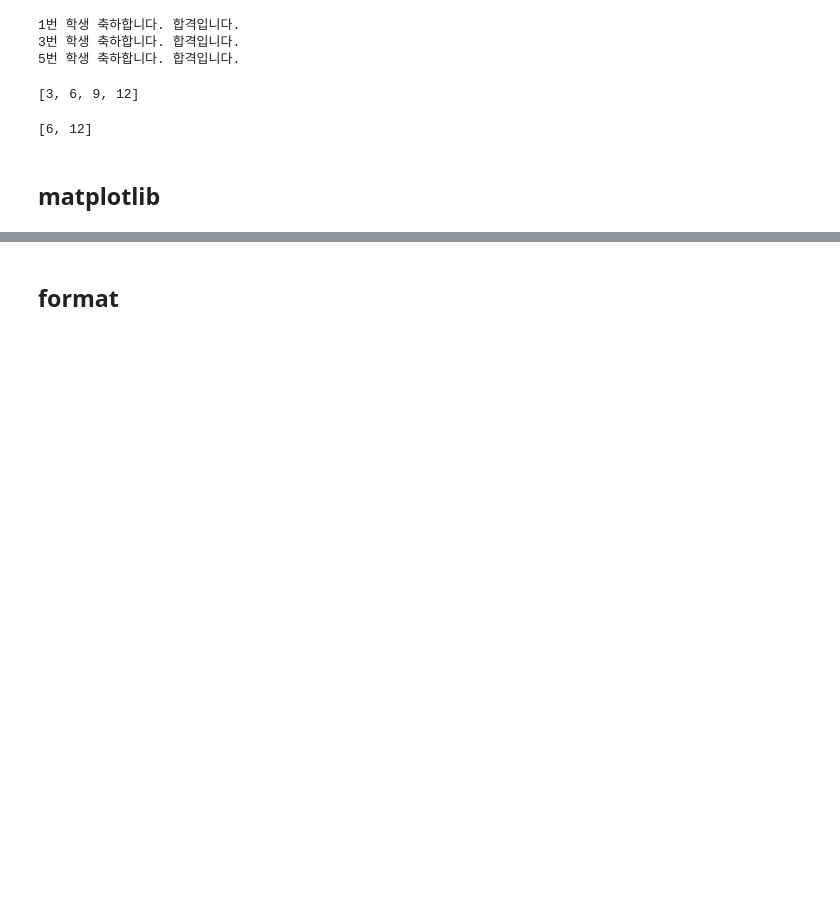
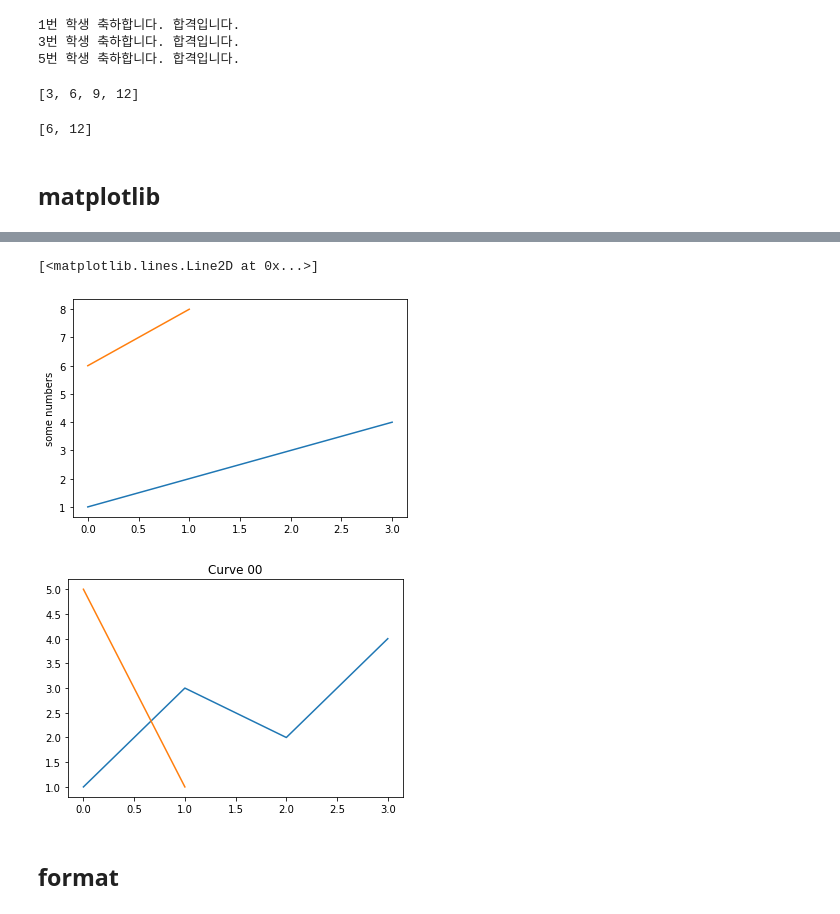
Before and after one commit to blee8/MyNotebook, a Jupyter notebook: 09_Reference/python_gra.ipynb, the cells around one changed output, grey strips where cells are left out. Drawn from its saved outputs; the diff is of its cells as text; code cells hidden in the pictures; blank space fills up the shorter version.

```diff
--- a/09_Reference/python_gra.ipynb
+++ b/09_Reference/python_gra.ipynb
@@ -254,3 +278,23 @@ for i, batch in enumerate(dataset) :
+# %%
+def figfun ():
+    fig = plt.figure()  # create a figure object
+    fig2 = plt.figure()  # create a figure object
+    ax = fig.add_subplot(1, 1, 1)  # create an axes object in the figure
+    ax2 = fig2.add_subplot(1, 1, 1)  # create an axes object in the figure
+    ax.plot([1, 2, 3, 4])
+    ax2.plot([1, 3, 2, 4])
+    ax.set_ylabel('some numbers')
+    return ax, ax2
+
+ax, ax2 = figfun()
+
+ax.plot([6, 8])
+plt.gca().set_title('Curve 00')
+plt.gca().plot([5,1])
+# %% [output]
+[<matplotlib.lines.Line2D at 0x...>]
+[figure, added]
+[figure, added]
 # %% [markdown]
 ## format
 # %%
```
Also changed, not shown: parts of 74 cells of this notebook, 20 other files.
